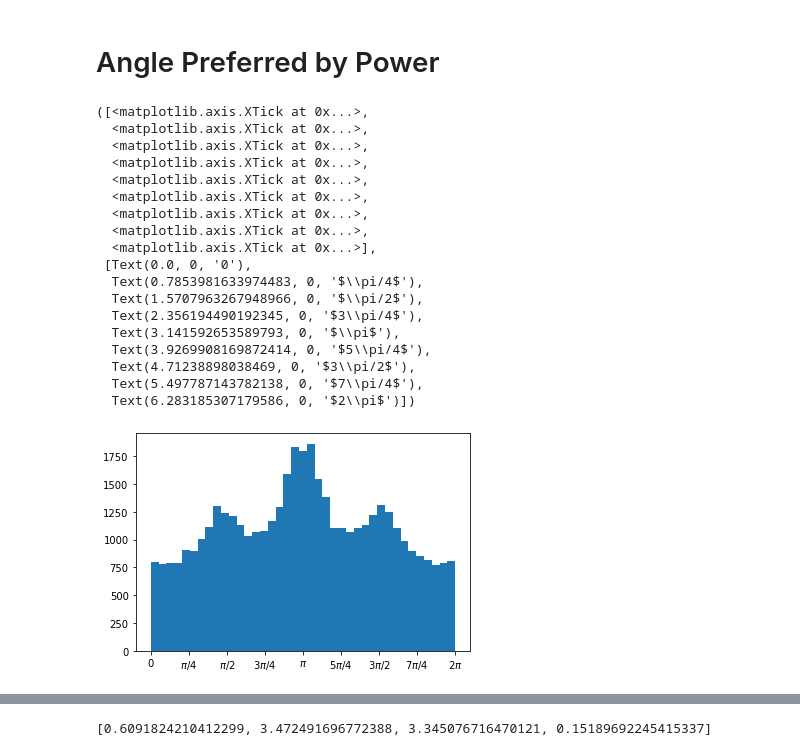
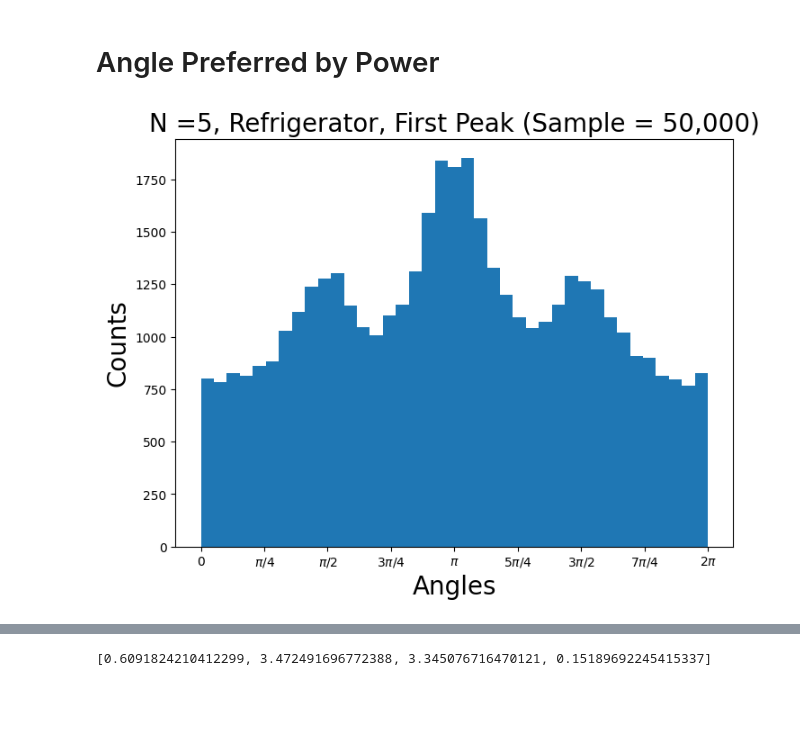
Before and after one commit to taufiqmurtadho/QuasiDegenerateLaser, a Jupyter notebook: power_result.ipynb, the cells around one changed output, grey strips where cells are left out. Drawn from its saved outputs; the diff is of its cells as text; code cells hidden in the pictures; blank space fills up the shorter version.

```diff
--- a/power_result.ipynb
+++ b/power_result.ipynb
@@ -504,28 +504,15 @@ peak1_angles = [item for sublist in peak1_angles for item in sublist]
 peak2_angles =[item for sublist in peak2_angles for item in sublist]
 # %%
 bin_list = np.linspace(0,2*np.pi,40)
+figure(figsize=(8, 6), dpi=100)
 plt.hist(peak1_angles, bins = bin_list)
 plt.xticks([0,np.pi/4, np.pi/2, 3*np.pi/4, np.pi, 5*np.pi/4, 3*np.pi/2,7*np.pi/4, 2*np.pi],
            ["0", "$\pi/4$", "$\pi/2$", "$3\pi/4$","$\pi$", "$5\pi/4$", "$3\pi/2$", "$7\pi/4$", "$2\pi$"])
+plt.xlabel('Angles', size = 20)
+plt.ylabel('Counts', size = 20)
+plt.title('N =5, Refrigerator, First Peak (Sample = 50,000)', size =20)
+plt.savefig('N5_Ref_Peak1.png')
 # %% [output]
-([<matplotlib.axis.XTick at 0x...>,
-  <matplotlib.axis.XTick at 0x...>,
-  <matplotlib.axis.XTick at 0x...>,
-  <matplotlib.axis.XTick at 0x...>,
-  <matplotlib.axis.XTick at 0x...>,
-  <matplotlib.axis.XTick at 0x...>,
-  <matplotlib.axis.XTick at 0x...>,
-  <matplotlib.axis.XTick at 0x...>,
-  <matplotlib.axis.XTick at 0x...>],
- [Text(0.0, 0, '0'),
-  Text(0.7853981633974483, 0, '$\\pi/4$'),
-  Text(1.5707963267948966, 0, '$\\pi/2$'),
-  Text(2.356194490192345, 0, '$3\\pi/4$'),
-  Text(3.141592653589793, 0, '$\\pi$'),
-  Text(3.9269908169872414, 0, '$5\\pi/4$'),
-  Text(4.71238898038469, 0, '$3\\pi/2$'),
-  Text(5.497787143782138, 0, '$7\\pi/4$'),
-  Text(6.283185307179586, 0, '$2\\pi$')])
-[figure, old version]
+[figure, new version]
 # %%
 bin_list = np.linspace(0,2*np.pi,40)
```
Also changed, not shown: parts of 13 cells of this notebook, 16 other files.
